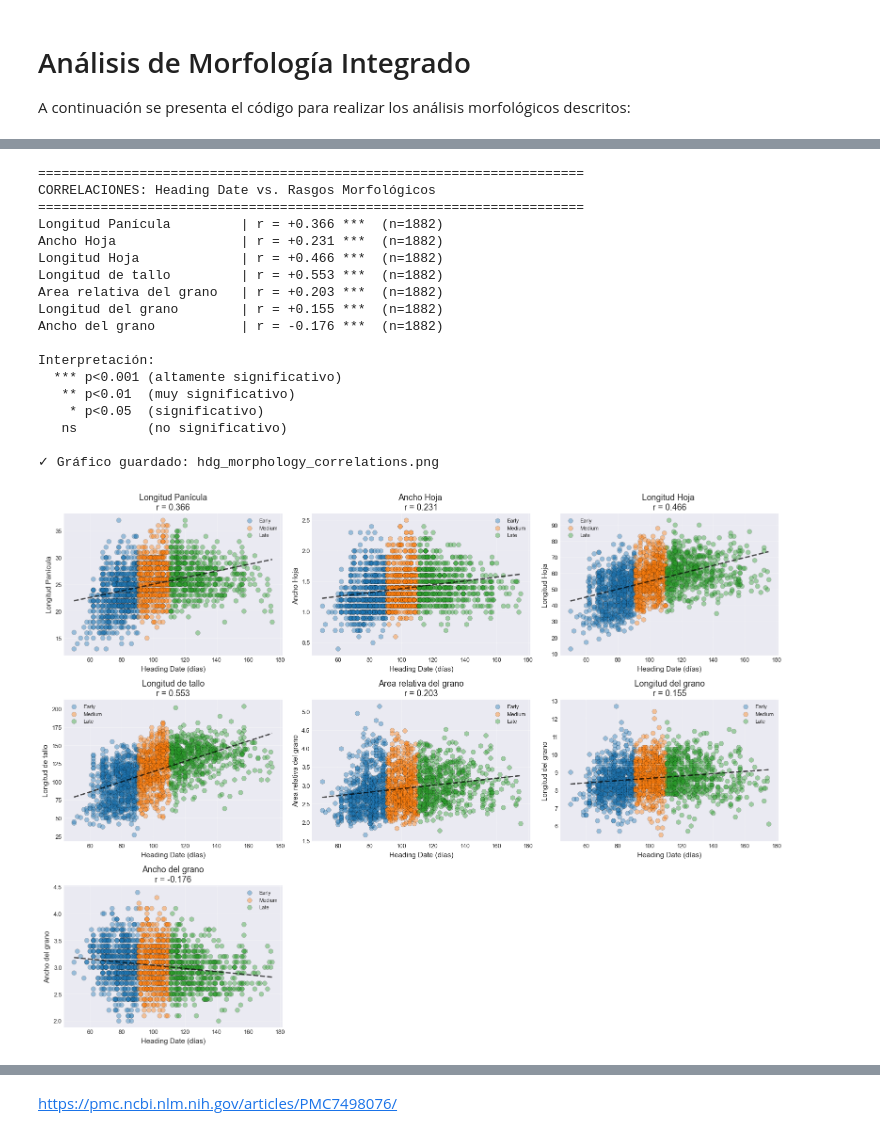
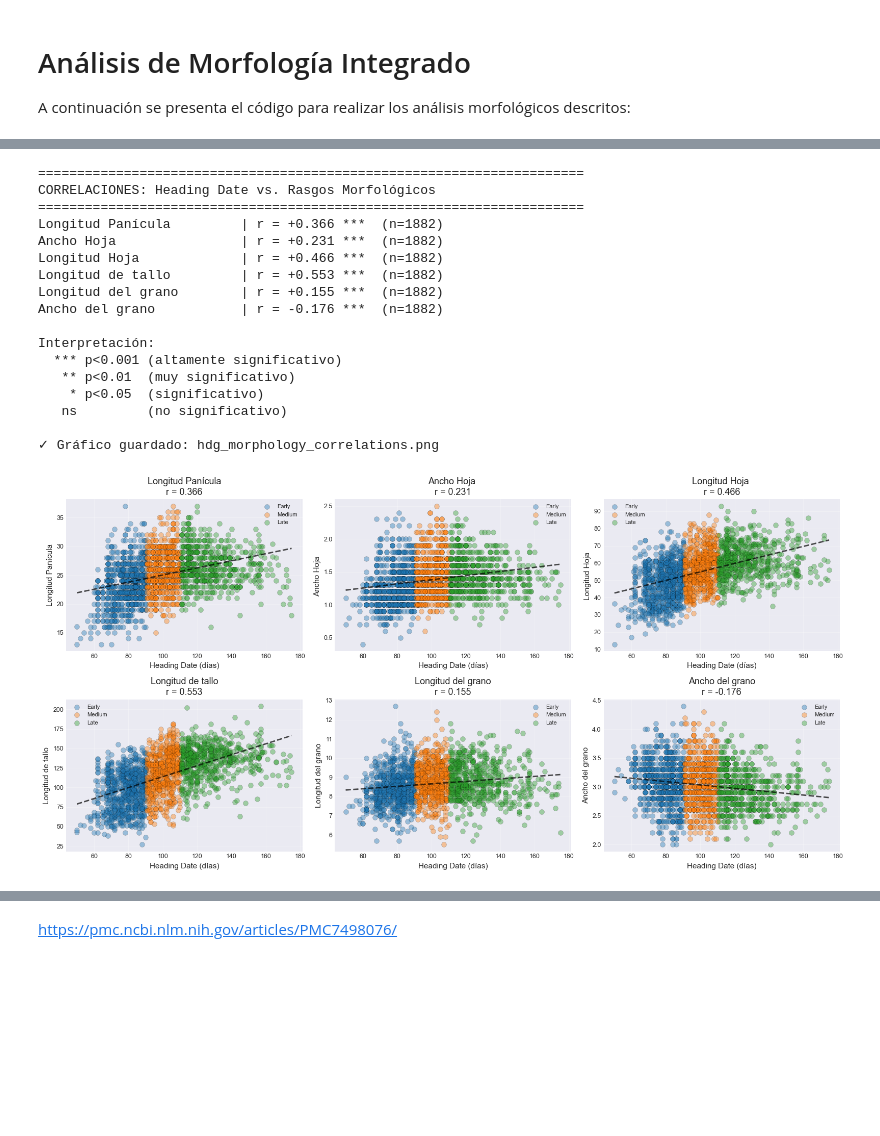
Before and after one commit to evalopezf/genomeRice, a Jupyter notebook: notebooks/eda_improved.ipynb, the cells around one changed output, grey strips where cells are left out. Cells and saved outputs as stored; diff of their text form; code cells hidden in the pictures; blank space fills up the shorter version.

```diff
--- a/notebooks/eda_improved.ipynb
+++ b/notebooks/eda_improved.ipynb
@@ -58,7 +58,7 @@ print("✓ Setup completado")
 ✓ Setup completado
 # %%
 # Cargar datos fenotípicos
-traits_path = REPORTS / 'traits_geno_aligned.csv'
+traits_path = REPORTS / 'traits_clean.csv'
 df = pd.read_csv(traits_path, index_col=0)
 print(f"✓ Datos fenotípicos cargados desde {traits_path}")
 
@@ -81,5 +81,14 @@ print(f"   Coef. Variación: {(hdg.std()/hdg.mean()*100):.1f}%")
    Rango: [50, 175] días
    Desviación estándar: 23.20 días
    Coef. Variación: 23.1%
-# %%
-df['GrainSize'] = (df['GRLT'] / df['GRWD']).round(2)
+# %%
+# Cargar genotipos
+geno_path = REPORTS / 'genotypes_aligned.csv'
+geno = pd.read_csv(geno_path, index_col=0)
+
+print(f"🧬 Genotipos: {geno.shape[0]} accesiones × {geno.shape[1]} SNPs")
+print(f"✓ Alineación con fenotipos: {geno.index.equals(df.index)}")
+
+# Verificar ausencia de NaNs en genotipos
+n_missing = geno.isnull().sum().sum()
+print(f"   Valores faltantes: {n_missing} ({n_missing/(geno.shape[0]*geno.shape[1])*100:.3f}%)")
@@ -164,8 +178,8 @@ fig, axes = plt.subplots(1, 3, figsize=(18, 5))
 
 # Panel 1: Histograma con categorías
 ax = axes[0]
-colors_hdg = {'Early (<90)': '#2166ac', 'Medium (90-110)': '#fee08b', 'Late (>110)': '#d73027'}
-for category in ['Early (<90)', 'Medium (90-110)', 'Late (>110)']:
+colors_hdg = {'Early': '#2166ac', 'Medium': '#fee08b', 'Late': '#d73027'}
+for category in ['Early', 'Medium', 'Late']:
     mask = df['HDG_category'] == category
     ax.hist(df.loc[mask, 'HDG_80HEAD'], bins=30, alpha=0.7,
             label=category, color=colors_hdg[category], edgecolor='black')
@@ -182,12 +196,12 @@ ax.grid(alpha=0.3)
 ax = axes[1]
 df_plot = df.dropna(subset=['HDG_category'])
 bp = ax.boxplot([df_plot[df_plot['HDG_category'] == cat]['HDG_80HEAD']
-                 for cat in ['Early (<90)', 'Medium (90-110)', 'Late (>110)']],
+                 for cat in ['Early', 'Medium', 'Late']],
                 labels=['Early', 'Medium', 'Late'],
                 patch_artist=True,
                 medianprops=dict(color='darkred', linewidth=2))
 
-for patch, cat in zip(bp['boxes'], ['Early (<90)', 'Medium (90-110)', 'Late (>110)']):
+for patch, cat in zip(bp['boxes'], ['Early', 'Medium', 'Late']):
     patch.set_facecolor(colors_hdg[cat])
     patch.set_alpha(0.7)
 
@@ -967,13 +943,12 @@ import seaborn as sns
 import numpy as np
 
 # Seleccionar rasgos morfológicos
-morpho_traits = ['PLT_POST', 'LWD', 'LLT', 'CULT_REPRO', 'GrainSize', 'GRLT','GRWD' ]
+morpho_traits = ['PLT_POST', 'LWD', 'LLT', 'CULT_REPRO',  'GRLT','GRWD' ]
 trait_names = {
     'PLT_POST': 'Longitud Panícula',
     'LWD': 'Ancho Hoja ',
     'LLT': 'Longitud Hoja ',
     'CULT_REPRO': 'Longitud de tallo',
-    'GrainSize' : 'Area relativa del grano',
     'GRLT': 'Longitud del grano',
     'GRWD': 'Ancho del grano'
 }
@@ -1040,35 +1015,34 @@ for idx, trait in enumerate(morpho_traits):
         ax.set_title(f'{trait_names[trait]}\nr = {correlations[trait]:.3f}')
         ax.legend(loc='best', fontsize=8)
         ax.grid(alpha=0.3)
 
 # Ocultar subplots vacíos
 for j in range(len(morpho_traits), len(axes)):
     axes[j].axis('off')
 
 plt.tight_layout()
 plt.savefig('../reports/hdg_morphology_correlations.png', dpi=300, bbox_inches='tight')
 print("\n✓ Gráfico guardado: hdg_morphology_correlations.png")
 plt.show()
 # %% [output]
 ======================================================================
 CORRELACIONES: Heading Date vs. Rasgos Morfológicos
 ======================================================================
 Longitud Panícula         | r = +0.366 ***  (n=1882)
 Ancho Hoja                | r = +0.231 ***  (n=1882)
 Longitud Hoja             | r = +0.466 ***  (n=1882)
 Longitud de tallo         | r = +0.553 ***  (n=1882)
-Area relativa del grano   | r = +0.203 ***  (n=1882)
 Longitud del grano        | r = +0.155 ***  (n=1882)
 Ancho del grano           | r = -0.176 ***  (n=1882)
 
 Interpretación:
   *** p<0.001 (altamente significativo)
    ** p<0.01  (muy significativo)
     * p<0.05  (significativo)
    ns         (no significativo)
 
 ✓ Gráfico guardado: hdg_morphology_correlations.png
-[figure, old version]
+[figure, new version]
 # %%
 # ============================================================
 # ANÁLISIS DETALLADO: HEADING DATE Y MORFOLOGÍAS POR SUBESPECIE
```
Also changed, not shown: parts of 16 cells of this notebook, 1 other file.
